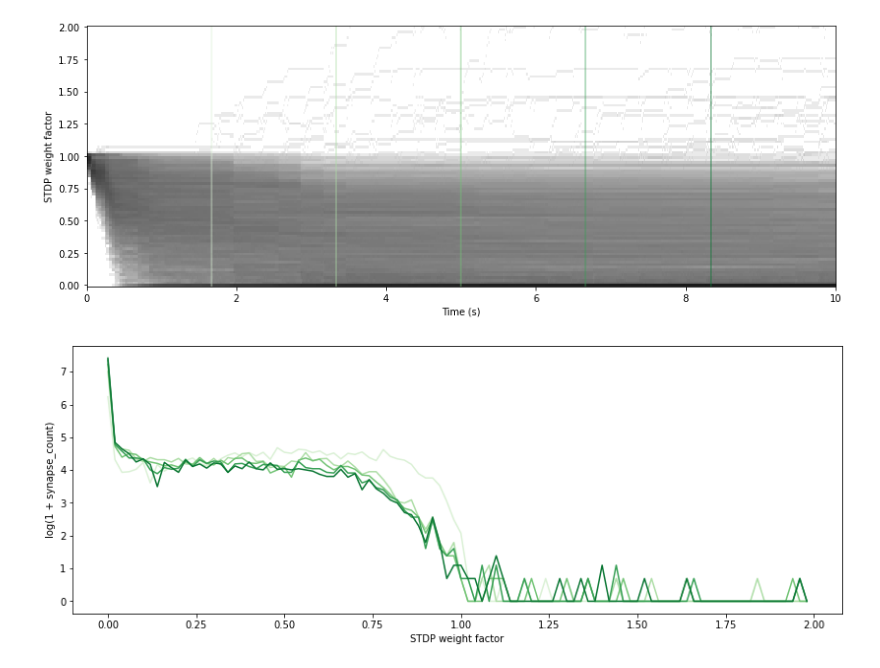
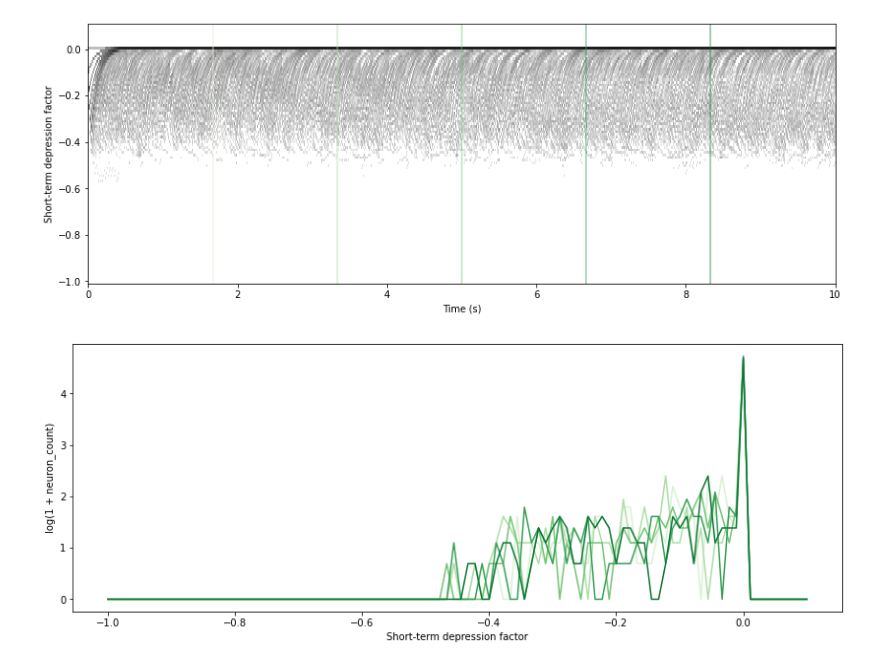
Before and after one commit to kernfel/cantata, a Jupyter notebook: forward exploration.ipynb, the cells around one changed output. Saved outputs shown, nothing was run; the diff lists cells and outputs as text; code cells hidden in the pictures.

```diff
--- a/forward exploration.ipynb
+++ b/forward exploration.ipynb
@@ -12,22 +12,25 @@ figsize = (14,5)
 cfg.batch_size = 1
 cfg.model.populations.Ex1.noise_weight = 3e-3
 cfg.model.populations.In1.noise_weight = 3e-3
+cfg.model.populations.Ex1.targets.Ex1.A_d = 0.003
+cfg.model.populations.Ex1.targets.Ex1.A_p = 0.08
+# cfg.model.tau_dth = 1.
 # %%
 second = int(1/cfg.time_step)
 # %%
 cfg.n_steps = int(10 * second)
-rate_off, rate_on = 0, 100 # Hz
+rate_off, rate_on = 0, 0 # Hz
 t_off, t_on = .15*second, .15*second
 t_wait = 1*second
 # %%
 inputs = torch.where(torch.arange(cfg.n_steps)%(t_on+t_off) >= t_off, rate_on, rate_off)
 inputs[:t_wait] = rate_off
+inputs[-t_wait:] = rate_off
 
 plt.figure(figsize=figsize)
-plt.plot(np.arange(second) * cfg.time_step, inputs[:second])
+plt.plot(np.arange(cfg.n_steps) * cfg.time_step, inputs)
 plt.xlabel('Time (s)')
 plt.ylabel('Firing rate (Hz)')
-plt.title('First second of the stimulus')
 
 inputs = inputs.reshape(1,-1,1).expand(cfg.batch_size, -1, cfg.n_inputs)
 # %% [output]
@@ -35,7 +38,7 @@ inputs = inputs.reshape(1,-1,1).expand(cfg.batch_size, -1, cfg.n_inputs)
 # %%
 m = cantata.Module()
 with torch.no_grad():
-    record = m.forward(inputs, ['w_stdp'])
+    record = m.forward(inputs, ['W', 'w_stdp'])
 # %%
 batch = 0
 # %%
@@ -67,31 +140,25 @@ In1: 22.9 Hz
 # %%
-ticks, _,_ = cp.get_ticks()
-mask = m.w != 0
-mask[:ticks[1]] = False
-mask[ticks[2]:] = False
-mask[:,:ticks[1]] = False
-mask[:,ticks[2]:] = False
-w = record.w_stdp[batch]
-n_bins = 100
-bins = np.arange(0,2,2/n_bins)
-w_hist = np.empty((cfg.n_steps, n_bins))
+wp = record.w_p[batch, :, ticks[1]:ticks[2]]
+wp_hist = np.empty((cfg.n_steps, n_bins))
+bins = np.linspace(-1,0.1,n_bins)
 for i in range(cfg.n_steps):
-    w_hist[i] = np.log(1 + torch.histc(w[i][mask], n_bins, 0, 2).cpu())
+    wp_hist[i] = torch.log(1 + torch.histc(wp[i], n_bins, bins[0], bins[-1])).cpu()
+del wp
 plt.figure(figsize=figsize)
-plt.imshow(w_hist.T, cmap=plt.cm.gray_r, origin='lower', aspect='auto', interpolation='none',
-          extent=(-.5/second, (cfg.n_steps+.5)/second, -.5/(n_bins/2), (n_bins+.5)/(n_bins/2)))
+plt.imshow(wp_hist.T, cmap=plt.cm.gray_r, origin='lower', aspect='auto', interpolation='none',
+          extent=(-.5/second, (cfg.n_steps+.5)/second, bins[0] - .5/(n_bins/2), bins[-1] + .5/(n_bins/2)))
 plt.xlabel('Time (s)')
-plt.ylabel('STDP weight factor')
+plt.ylabel('Short-term depression factor')
 details = np.linspace(0,cfg.n_steps,7)[1:-1]
 cm = plt.cm.Greens
 for d in details:
     plt.axvline(d/second, alpha=0.5, c=cm(d/cfg.n_steps))
 
 plt.figure(figsize=figsize)
 for d in details:
-    plt.plot(bins, w_hist[int(d)], c=cm(d/cfg.n_steps))
-plt.xlabel('STDP weight factor')
-plt.ylabel('log(1 + synapse_count)');
+    plt.plot(bins, wp_hist[int(d)], c=cm(d/cfg.n_steps))
+plt.xlabel('Short-term depression factor')
+plt.ylabel('log(1 + neuron_count)');
 # %% [output]
-[figure, old version]
+[figure, new version]
-[figure, old version]
+[figure, new version]
```
Also changed, not shown: parts of 6 cells of this notebook, 2 other files.
